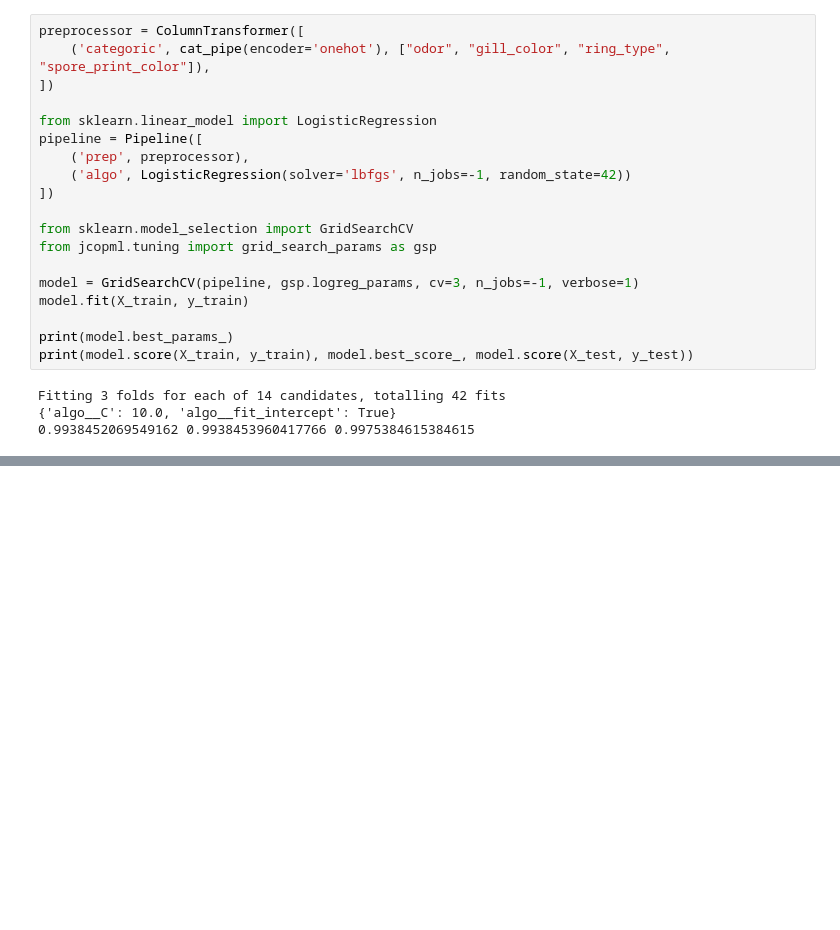
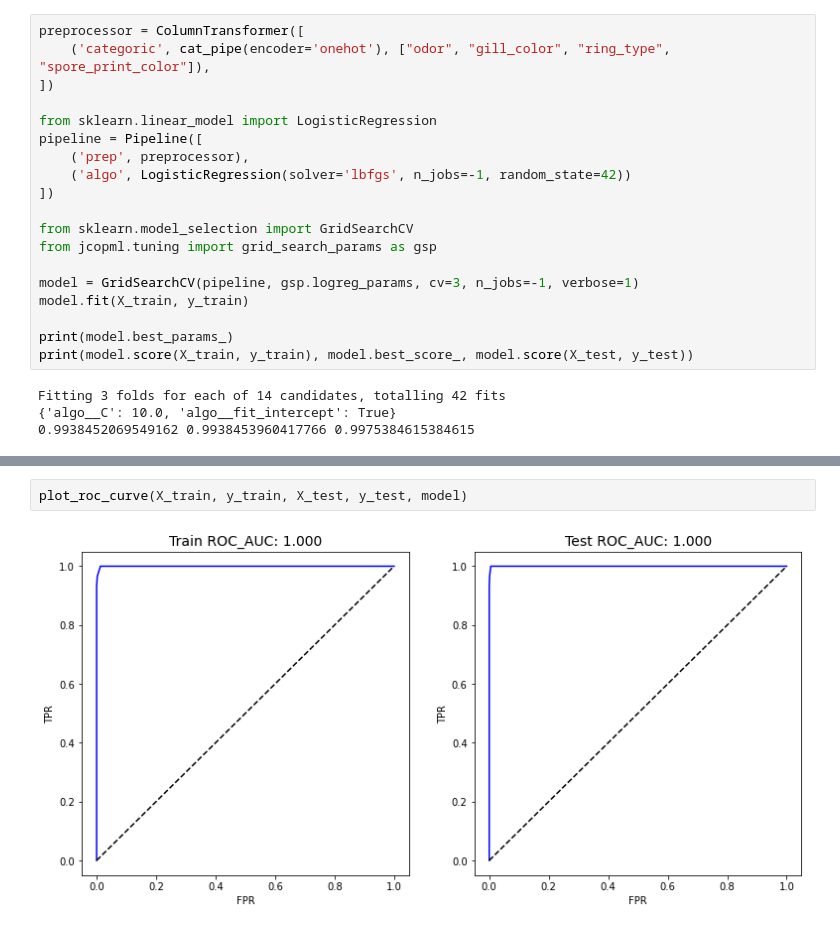
Before and after one commit to FransiscoReadyPermana/supervised_learning, a Jupyter notebook: 09 - Classification Evaluation/part 7 - Exercise.ipynb, the cells around one changed output, grey strips where cells are left out. Saved outputs shown, nothing was run; the diff lists cells and outputs as text; blank space fills up the shorter version.

```diff
--- a/09 - Classification Evaluation/part 7 - Exercise.ipynb
+++ b/09 - Classification Evaluation/part 7 - Exercise.ipynb
@@ -115,0 +145,4 @@ Fitting 3 folds for each of 14 candidates, totalling 42 fits
+# %%
+plot_roc_curve(X_train, y_train, X_test, y_test, model)
+# %% [output]
+[figure, added]
```
Also changed, not shown: parts of 12 cells of this notebook.
